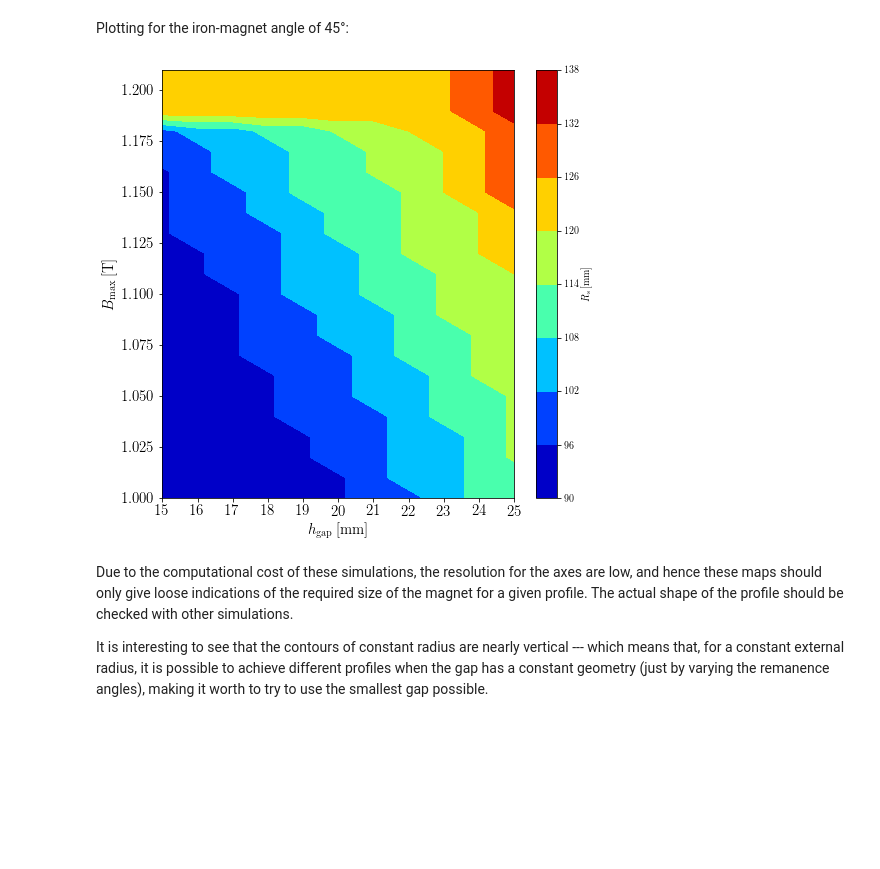
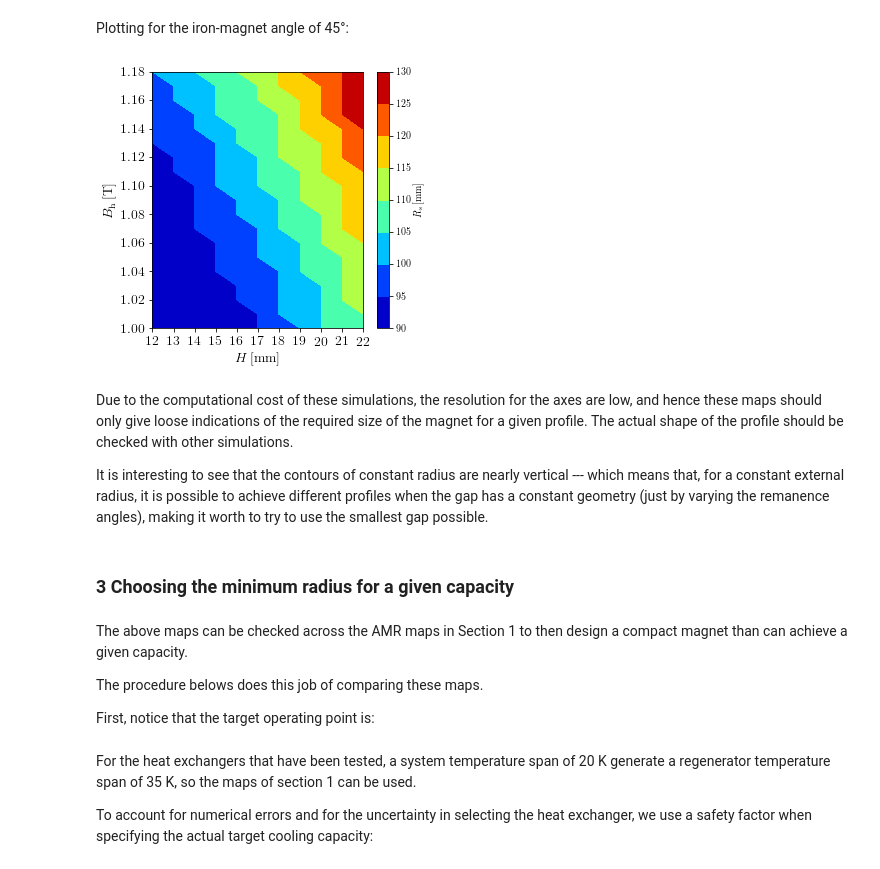
Before and after one commit to GabrielNandi/Gabriel-Garcia-Nandi, a Jupyter notebook: Choosing the profile and dimensions.ipynb, the cells around one changed output. Saved outputs shown, nothing was run; the diff lists cells and outputs as text; code cells hidden in the pictures; blank space fills up the shorter version.

Commit message:
Updated Choice notebook with comparison contour between Q_c and R_s, and explained safety factor and critical capacity

```diff
--- a/Choosing the profile and dimensions.ipynb
+++ b/Choosing the profile and dimensions.ipynb
@@ -24,3 +21,16 @@ K_STEP = 0.001
+# %%
+DICT_LINES = 19
+K_CRITIC = 0.002
+K_STEP = 0.001
+
+B_LABEL = r'$B\ped{h}\,[\si{\tesla}]$'
+Q_LABEL = r'$\qc\,[\si{\watt}]$'
+COP_LABEL = r'$\cop$'
+PHI_LABEL = r'$\Phi$'
+H_REG_LABEL = r'$H\,[\si{\milli\meter}]$'
+F_B_LABEL = r'$F\ped{B}\,[\si{\percent}]$'
+F_M_LABEL = r'$F\ped{M}\,[\si{\percent}]$'
+H_MAX_LABEL = r'$\mu_0 H\ped{max}\,[\si{\tesla}]$'
 # %%
 os.chdir(str(Path.home() / "code" / "TeslaMax"))
 # %%
@@ -35,6 +45,13 @@ def filter_table_from_column(table,column,value):
     """
 
     return table[table[column] == value]
+# %%
+FIGSIZE_CM = 12
+FONTSIZE = 14
+
+nemplot.set_latex_font("Times New Roman")
+nemplot.set_figsize_cm(FIGSIZE_CM)
+nemplot.set_fontsize(FONTSIZE)
 # %% [markdown]
 ## 1 Results from AMR simulations
 # %% [markdown]
@@ -259,20 +276,29 @@ Plotting for the iron-magnet angle of 45°:
 # %%
 %matplotlib inline
 
-fig, ax = nemplot.create_plot(xlabel=r'$h\ped{gap}\,[\si{\mm}]$',
-                             ylabel=r'$B\ped{max}\,[\si{\tesla}]$')
+fig, ax = nemplot.create_plot(xlabel=H_REG_LABEL,
+                             ylabel=B_LABEL)
 
 h_gap, B_max, R_s = get_Rs_map_vectors(40,45)
+H = h_gap - 2e3*(FIXED_PARAMETERS_AMR["t_air[m]"] + FIXED_PARAMETERS_AMR["t_casing[m]"])
 
-R_s_contour = ax.contourf(h_gap,B_max,R_s,cmap='jet')
+R_s_contour = ax.contourf(H,B_max,R_s,cmap='jet')
 
-ax.set_xticks(np.linspace(np.min(h_gap),np.max(h_gap),11))
+ax.set_xticks(np.linspace(np.min(H),np.max(H),11))
 
 R_s_colorbar = fig.colorbar(R_s_contour,ax=ax)
 R_s_colorbar.set_label(r'$R\ped{s}\,[\si{\mm}]$')
 # %% [output]
-[figure, old version]
+[figure, new version]
 # %% [markdown]
 Due to the computational cost of these simulations, the resolution for the axes are low, and hence these maps should only give loose indications of the required size of the magnet for a given profile. The actual shape of the profile should be checked with other simulations.
 
 It is interesting to see that the contours of constant radius are nearly vertical --- which means that, for a constant external radius, it is possible to achieve different profiles when the gap has a constant geometry (just by varying the remanence angles), making it worth to try to use the smallest gap possible.
+# %% [markdown]
+### 3 Choosing the minimum radius for a given capacity
+# %% [markdown]
+The above maps can be checked across the AMR maps in Section 1 to then design a compact magnet than can achieve a given capacity.
+
+The procedure belows does this job of comparing these maps.
+
+First, notice that the target operating point is:
@@ -278,0 +308,4 @@ It is interesting to see that the contours of constant radius are nearly vertica
+# %% [markdown]
+For the heat exchangers that have been tested, a system temperature span of 20 K generate a regenerator temperature span of 35 K, so the maps of section 1 can be used.
+
+To account for numerical errors and for the uncertainty in selecting the heat exchanger, we use a safety factor when specifying the actual target cooling capacity:
```
Also changed, not shown: parts of 15 cells of this notebook, 5 other files.
